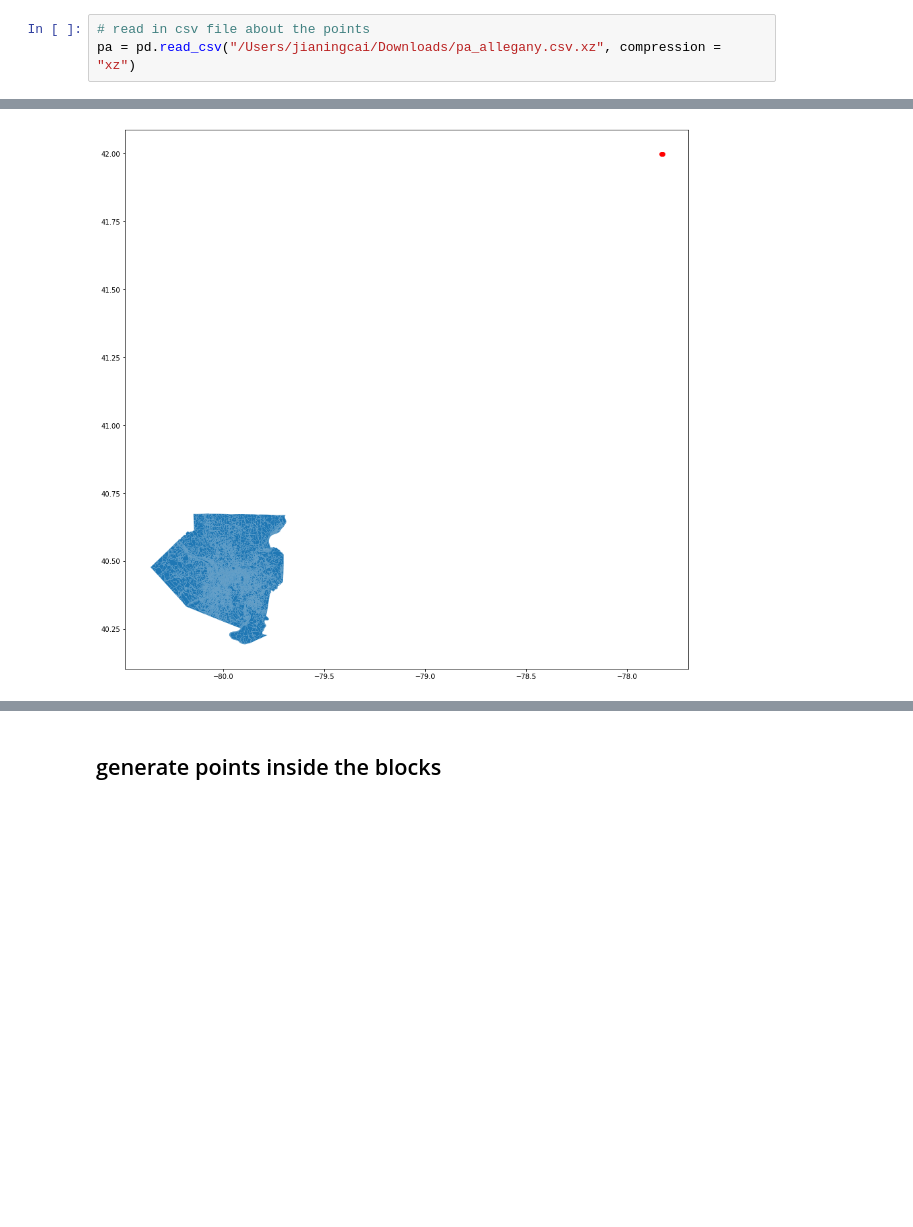
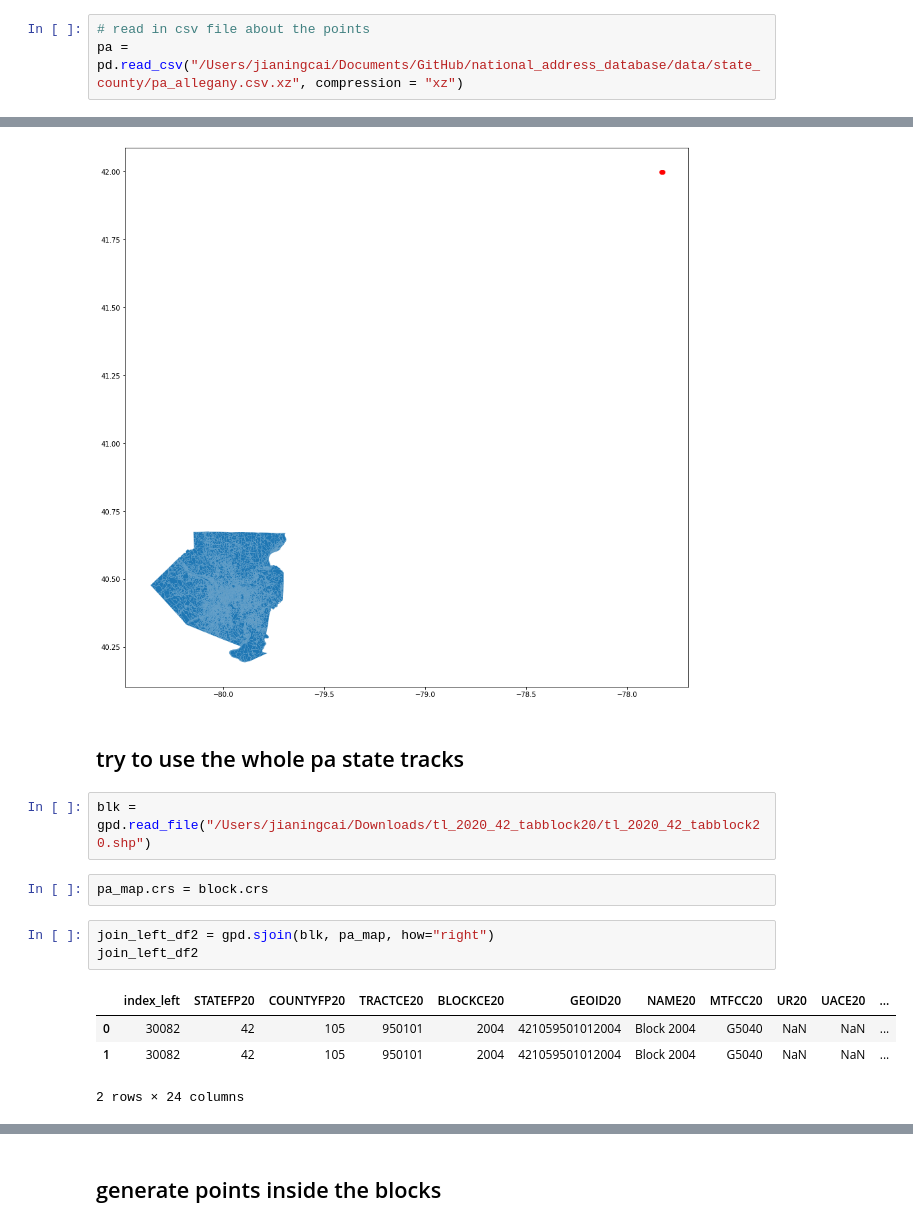
Before and after one commit to JianingC0913/national_address_database, a Jupyter notebook: pa_allegany.ipynb, the cells around one changed output, grey strips where cells are left out. Saved outputs shown, nothing was run; the diff lists cells and outputs as text; blank space fills up the shorter version.

```diff
--- a/pa_allegany.ipynb
+++ b/pa_allegany.ipynb
@@ -92,7 +92,7 @@ block.plot(ax = ax, edgecolor = "white", linewidth = 0.2)
 [figure]
 # %%
 # read in csv file about the points
-pa = pd.read_csv("/Users/jianingcai/Downloads/pa_allegany.csv.xz", compression = "xz")
+pa = pd.read_csv("/Users/jianingcai/Documents/GitHub/national_address_database/data/state_county/pa_allegany.csv.xz", compression = "xz")
 # %%
 pa
 # %% [output]
@@ -125,3 +125,17 @@ pa_map.plot(ax = ax, color = "red")
 # %% [output]
 <AxesSubplot:>
 [figure]
+# %% [markdown]
+## try to use the whole pa state tracks
+# %%
+blk = gpd.read_file("/Users/jianingcai/Downloads/tl_2020_42_tabblock20/tl_2020_42_tabblock20.shp")
+# %%
+pa_map.crs = block.crs
+# %%
+join_left_df2 = gpd.sjoin(blk, pa_map, how="right")
+join_left_df2
+# %% [output]
+|  | index_left | STATEFP20 | COUNTYFP20 | TRACTCE20 | BLOCKCE20 | GEOID20 | NAME20 | MTFCC20 | UR20 | UACE20 | ... |
+| 0 | 30082 | 42 | 105 | 950101 | 2004 | 421059501012004 | Block 2004 | G5040 | NaN | NaN | ... |
+| 1 | 30082 | 42 | 105 | 950101 | 2004 | 421059501012004 | Block 2004 | G5040 | NaN | NaN | ... |
+2 rows × 24 columns
```
Also changed, not shown: parts of 2 cells of this notebook, 2 other files.
